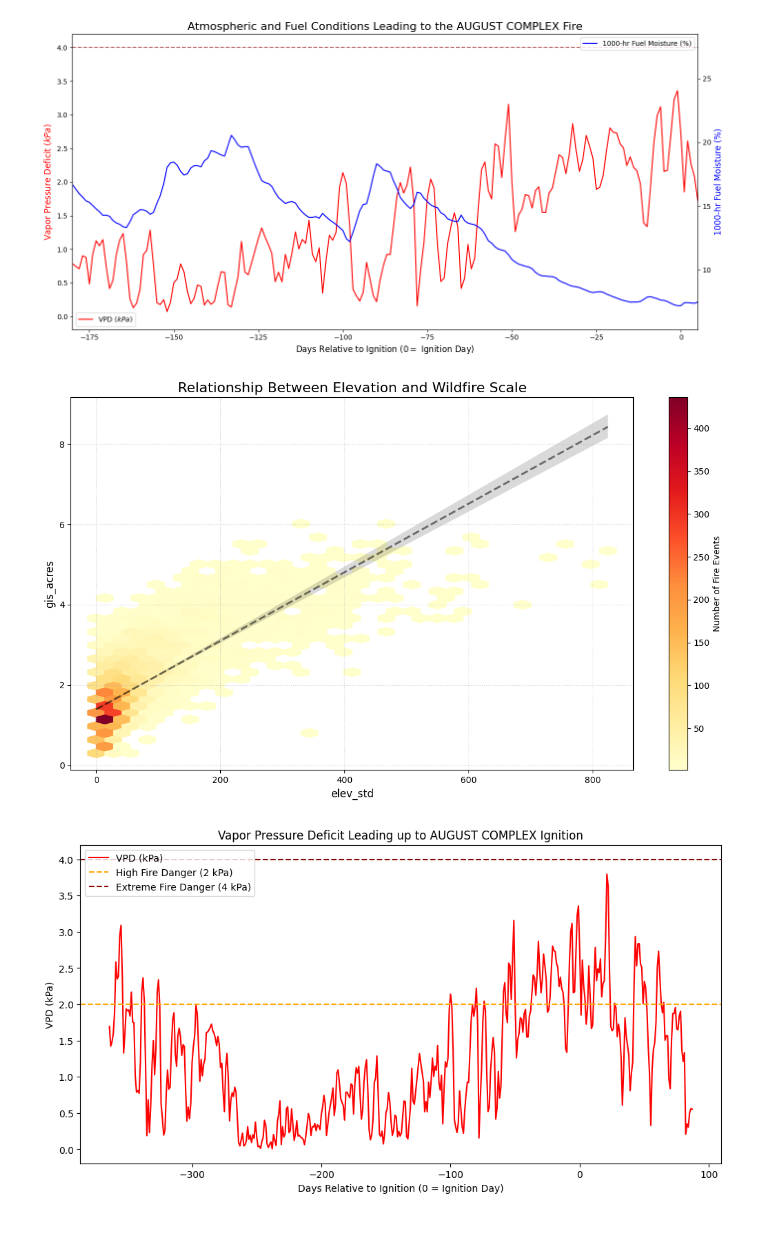
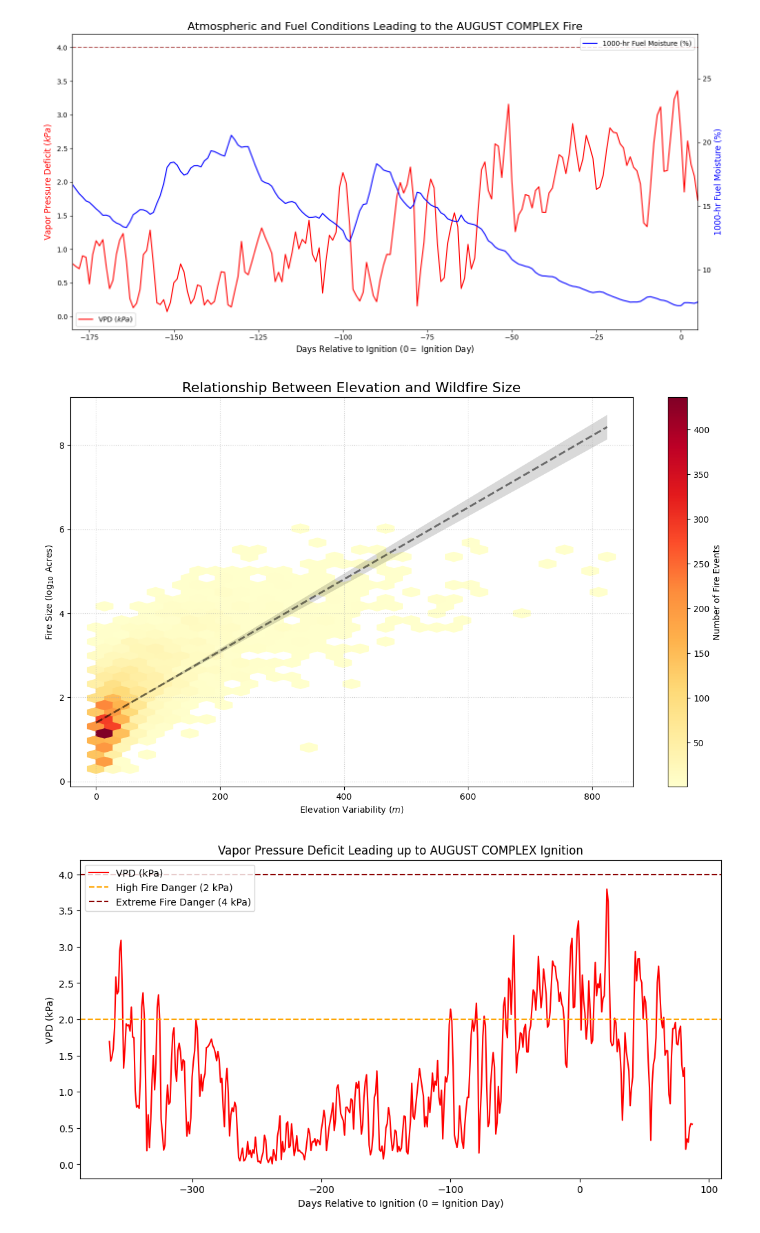
Before and after one commit to maliyer294/STA-141B---Final-project, a Jupyter notebook: visuals/visuals.ipynb, the cells around one changed output. Drawn from its saved outputs; the diff is of its cells as text; code cells hidden in the pictures.

```diff
--- a/visuals/visuals.ipynb
+++ b/visuals/visuals.ipynb
@@ -62,33 +62,33 @@ findfont: Font family ['cmex10'] not found. Falling back to DejaVu Sans.
 # %%
 plot_data = df_p[df_p['days_to_ignition'] == 0].copy()
 
 plt.figure(figsize=(12, 7))
 
 # hexbin plot (better than scatter for thousands of points)
 # use log10(gis_acres) because sizes vary from 1 to 500k+
 hb = plt.hexbin(plot_data['elev_std'],
                 np.log10(plot_data['gis_acres'] + 1),
                 gridsize=30, cmap='YlOrRd', mincnt=1)
 
 # color bar
 cb = plt.colorbar(hb, label='Number of Fire Events')
 
-# formatting
-plt.title('Relationship Between Elevation and Wildfire Scale', fontsize=16)
-plt.xlabel('Mean Elevation ($m$)', fontsize=12)
-plt.ylabel('Fire Size ($\log_{10}$ Acres)', fontsize=12)
-
 # trend line to show the general correlation
 sns.regplot(data=plot_data, x='elev_std', y=np.log10(plot_data['gis_acres'] + 1),
             scatter=False, color='black', line_kws={"linestyle": "--", "alpha": 0.5})
 
 plt.grid(True, linestyle=':', alpha=0.6)
 plt.tight_layout()
 
-plt.savefig("elevation_vs_size.png", dpi=300)
+# formatting
+plt.title('Relationship Between Elevation and Wildfire Size', fontsize=16)
+plt.xlabel('Elevation Variability ($m$)')
+plt.ylabel('Fire Size ($\log_{10}$ Acres)')
+
+plt.savefig("wildfire_hex_plot.png", dpi=300)
 plt.show()
 # %% [output]
-[figure, old version]
+[figure, new version]
 # %%
 def plot_weather_leadup(fire_name):
     """
```
Also changed, not shown: parts of 1 cell of this notebook, 1 other file.
